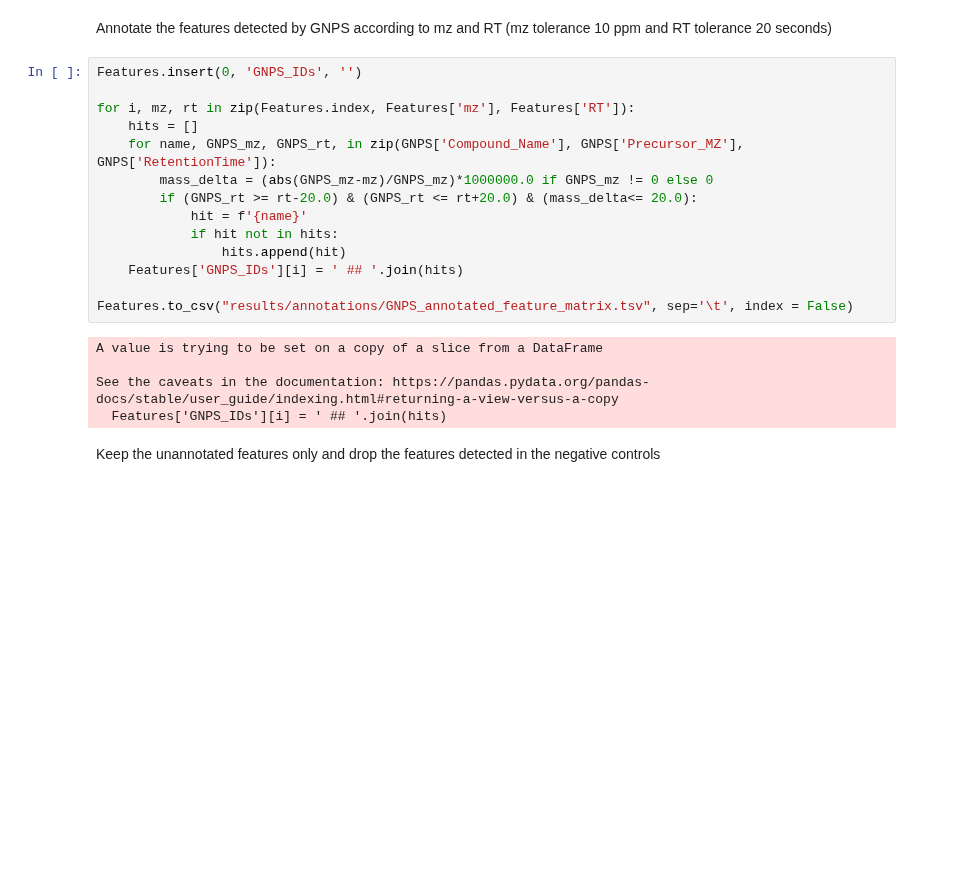
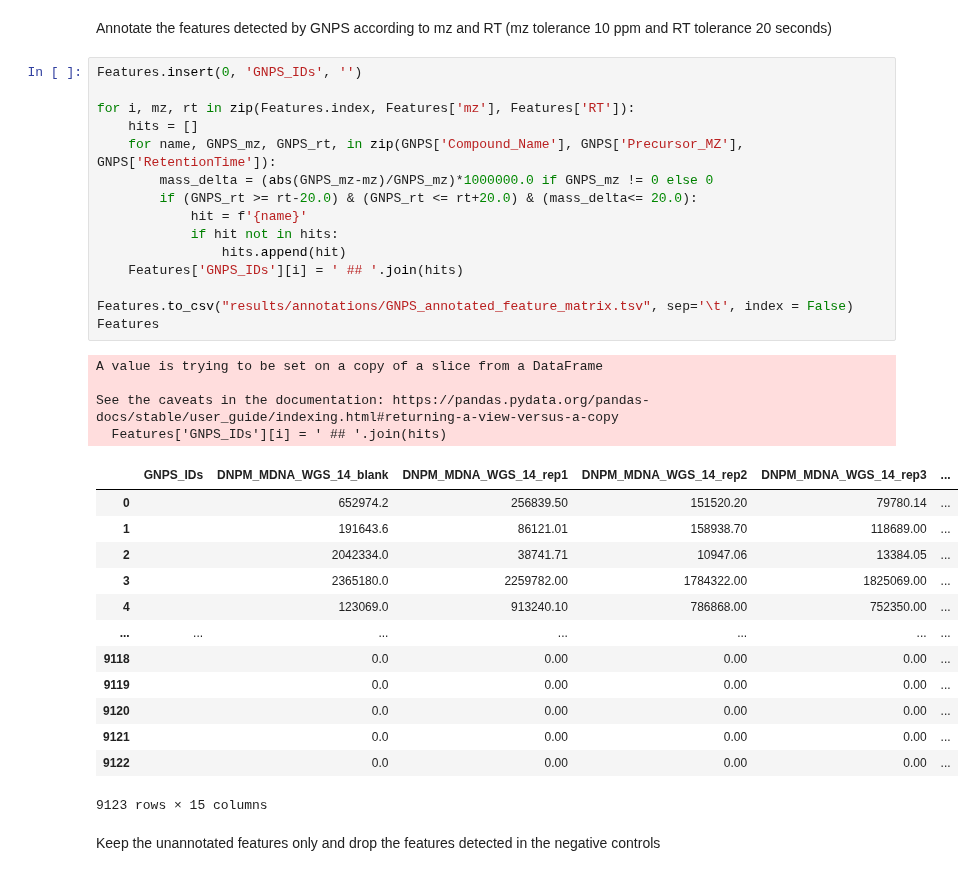
Before and after one commit to eeko-kon/pyOpenMS_UmetaFlow, a Jupyter notebook: 8.1_DataAnalysis.ipynb, the cells around one changed output. Drawn from its saved outputs; the diff is of its cells as text; blank space fills up the shorter version.

```diff
--- a/8.1_DataAnalysis.ipynb
+++ b/8.1_DataAnalysis.ipynb
@@ -71,22 +54,36 @@ Annotate the features detected by GNPS according to mz and RT (mz tolerance 10 p
 # %%
 Features.insert(0, 'GNPS_IDs', '')
 
 for i, mz, rt in zip(Features.index, Features['mz'], Features['RT']):
     hits = []
     for name, GNPS_mz, GNPS_rt, in zip(GNPS['Compound_Name'], GNPS['Precursor_MZ'], GNPS['RetentionTime']):
         mass_delta = (abs(GNPS_mz-mz)/GNPS_mz)*1000000.0 if GNPS_mz != 0 else 0
         if (GNPS_rt >= rt-20.0) & (GNPS_rt <= rt+20.0) & (mass_delta<= 20.0):
             hit = f'{name}'
             if hit not in hits:
                 hits.append(hit)
     Features['GNPS_IDs'][i] = ' ## '.join(hits)
 
 Features.to_csv("results/annotations/GNPS_annotated_feature_matrix.tsv", sep='\t', index = False)
+Features
 # %% [output]
 A value is trying to be set on a copy of a slice from a DataFrame
 
 See the caveats in the documentation: https://pandas.pydata.org/pandas-docs/stable/user_guide/indexing.html#returning-a-view-versus-a-copy
   Features['GNPS_IDs'][i] = ' ## '.join(hits)
+|  | GNPS_IDs | DNPM_MDNA_WGS_14_blank | DNPM_MDNA_WGS_14_rep1 | DNPM_MDNA_WGS_14_rep2 | DNPM_MDNA_WGS_14_rep3 | ... |
+| 0 |  | 652974.2 | 256839.50 | 151520.20 | 79780.14 | ... |
+| 1 |  | 191643.6 | 86121.01 | 158938.70 | 118689.00 | ... |
+| 2 |  | 2042334.0 | 38741.71 | 10947.06 | 13384.05 | ... |
+| 3 |  | 2365180.0 | 2259782.00 | 1784322.00 | 1825069.00 | ... |
+| 4 |  | 123069.0 | 913240.10 | 786868.00 | 752350.00 | ... |
+| ... | ... | ... | ... | ... | ... | ... |
+| 9118 |  | 0.0 | 0.00 | 0.00 | 0.00 | ... |
+| 9119 |  | 0.0 | 0.00 | 0.00 | 0.00 | ... |
+| 9120 |  | 0.0 | 0.00 | 0.00 | 0.00 | ... |
+| 9121 |  | 0.0 | 0.00 | 0.00 | 0.00 | ... |
+| 9122 |  | 0.0 | 0.00 | 0.00 | 0.00 | ... |
+9123 rows × 15 columns
 # %% [markdown]
 Keep the unannotated features only and drop the features detected in the negative controls
 # %%
```
Also changed, not shown: parts of 18 cells of this notebook, 2 other files.
